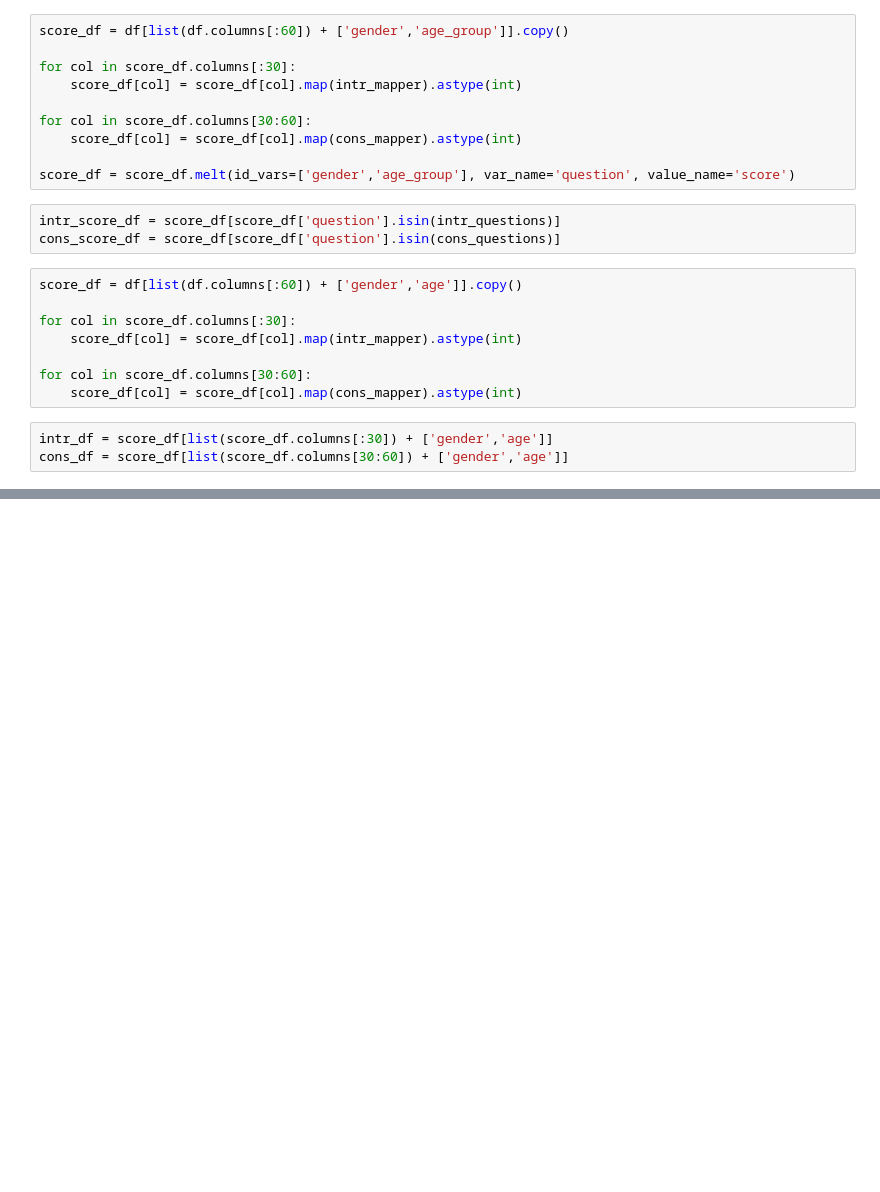
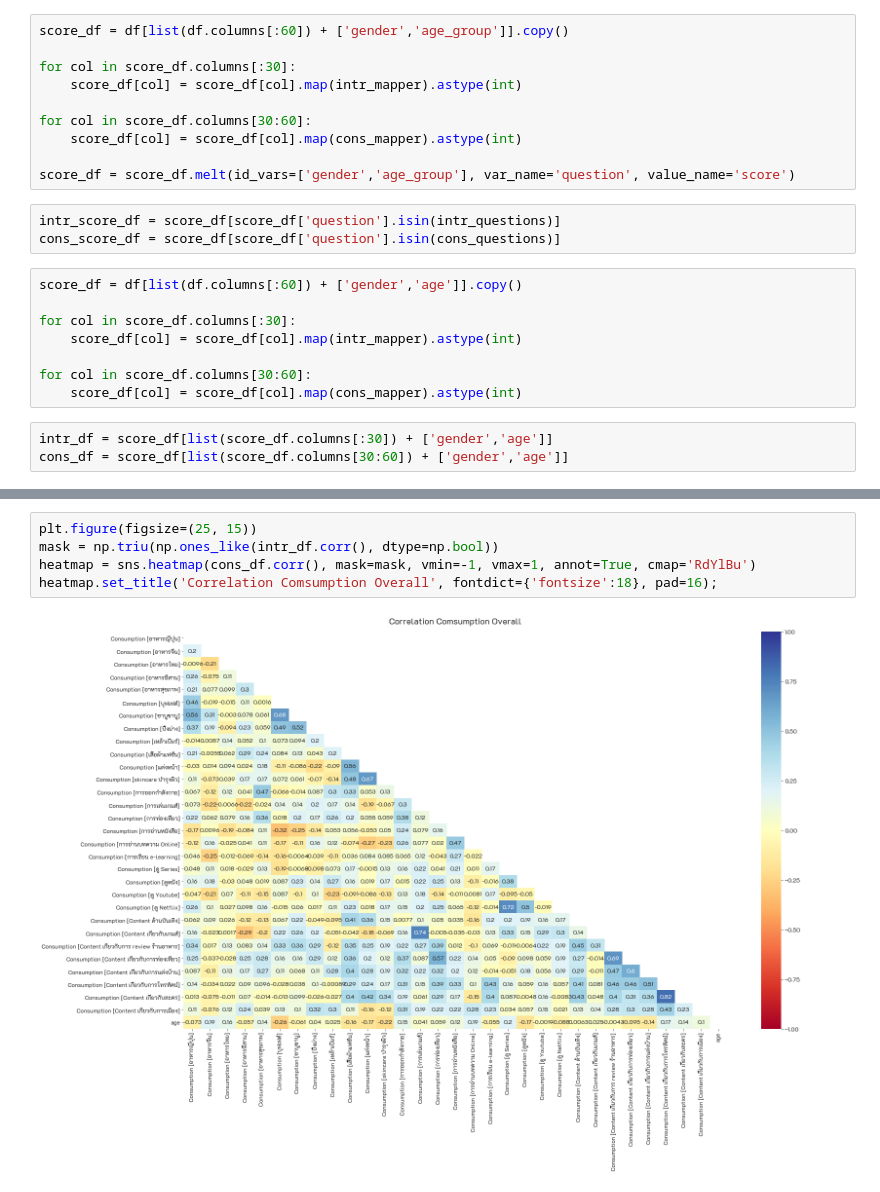
Before and after one commit to kittipanpip/BADS7105, a Jupyter notebook: Homework 01 – Analysis of customer behaviours/Costomer_Behaviors.ipynb, the cells around one changed output, grey strips where cells are left out. Cells and saved outputs as stored; diff of their text form; blank space fills up the shorter version.

```diff
--- a/Homework 01 – Analysis of customer behaviours/Costomer_Behaviors.ipynb
+++ b/Homework 01 – Analysis of customer behaviours/Costomer_Behaviors.ipynb
@@ -241,0 +300,7 @@ with sns.plotting_context("notebook", font_scale=.95):
+# %%
+plt.figure(figsize=(25, 15))
+mask = np.triu(np.ones_like(intr_df.corr(), dtype=np.bool))
+heatmap = sns.heatmap(cons_df.corr(), mask=mask, vmin=-1, vmax=1, annot=True, cmap='RdYlBu')
+heatmap.set_title('Correlation Comsumption Overall', fontdict={'fontsize':18}, pad=16);
+# %% [output]
+[figure, added]
```
Also changed, not shown: parts of 25 cells of this notebook.
